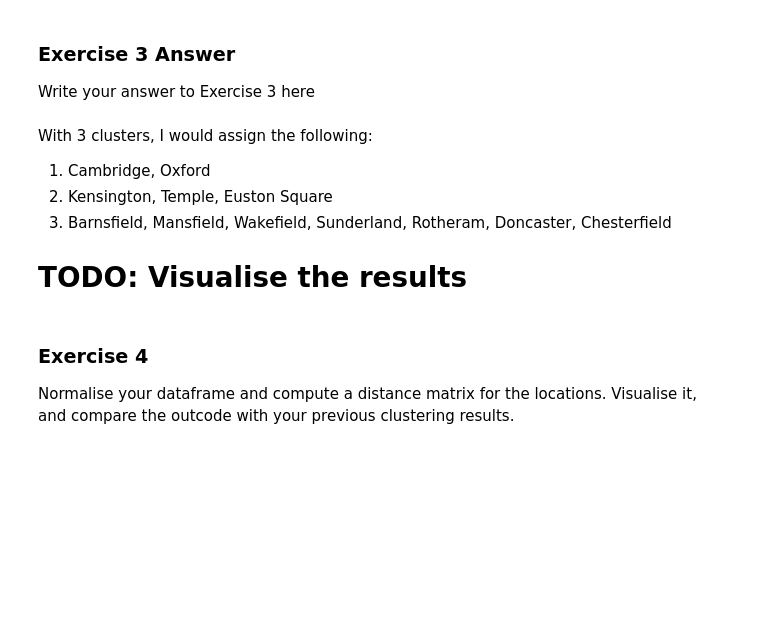
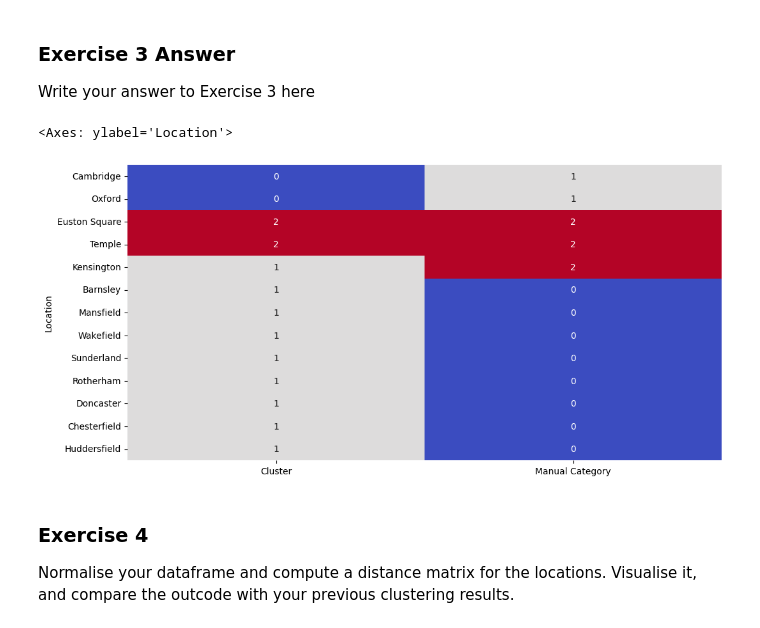
Before and after one commit to Var1377/vl331_ads_2024, a Jupyter notebook: _notebooks/02-access-assess-geospatial.ipynb, the cells around one changed output. Drawn from its saved outputs; the diff is of its cells as text; code cells hidden in the pictures; blank space fills up the shorter version.

```diff
--- a/_notebooks/02-access-assess-geospatial.ipynb
+++ b/_notebooks/02-access-assess-geospatial.ipynb
@@ -580,15 +586,38 @@ against your clustering results.
 ### Exercise 3 Answer
 
 Write your answer to Exercise 3 here
-# %% [markdown]
-With 3 clusters, I would assign the following:
-
-1) Cambridge, Oxford
-2) Kensington, Temple, Euston Square
-3) Barnsfield, Mansfield, Wakefield, Sunderland, Rotheram, Doncaster, Chesterfield
-
-
-# **TODO: Visualise the results**
+# %%
+import matplotlib.pyplot as plt
+import seaborn as sns
+
+# Assign manual categories
+manual_categories = {
+    "Cambridge": 1,
+    "Oxford": 1,
+    "Euston Square": 2,
+    "Temple": 2,
+    "Kensington": 2,
+    "Barnsley": 0,
+    "Mansfield": 0,
+    "Wakefield": 0,
+    "Sunderland": 0,
+    "Rotherham": 0,
+    "Doncaster": 0,
+    "Chesterfield": 0,
+    "Huddersfield": 0
+}
+
+# Add manual categories to the dataframe
+poi_counts_df['Manual Category'] = poi_counts_df.index.map(manual_categories)
+
+# Plot the clustering results
+plt.figure(figsize=(12, 6))
+plt.xlabel('Cluster')
+plt.ylabel('Location')
+sns.heatmap(poi_counts_df[['Cluster', 'Manual Category']], cmap='coolwarm', cbar=False, annot=True)
+# %% [output]
+<Axes: ylabel='Location'>
+[figure, added]
 # %% [markdown]
 ### Exercise 4
 
```
Also changed, not shown: parts of 25 cells of this notebook, 42 other files.
